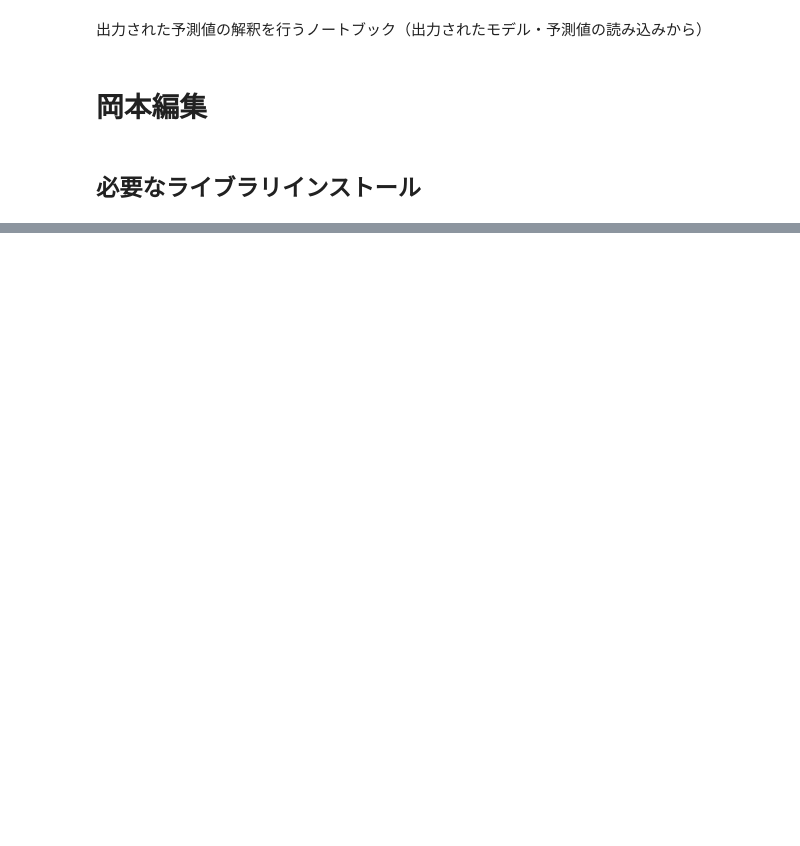
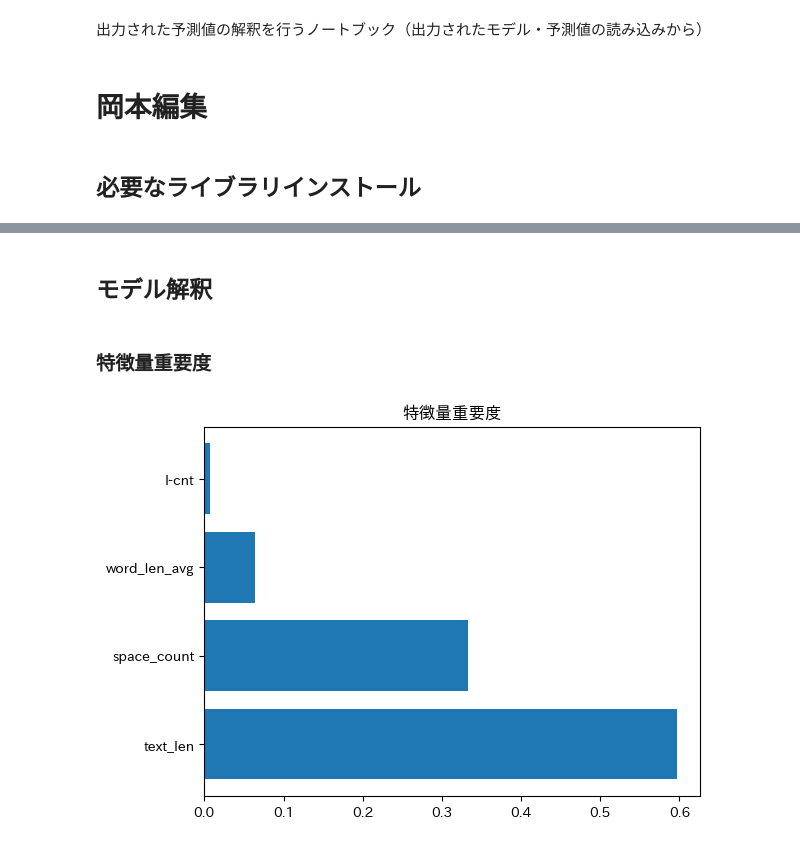
Before and after one commit to okmttkm/datascience_training, a Jupyter notebook: inference.ipynb, the cells around one changed output, grey strips where cells are left out. Cells and saved outputs as stored; diff of their text form; code cells hidden in the pictures; blank space fills up the shorter version.

```diff
--- a/inference.ipynb
+++ b/inference.ipynb
@@ -10,2 +16,3 @@ import pickle
 # %%
-model = pickle.load(open('./model/RandomForestClassifier_1.pkl','rb'))
+model = pickle.load(open('./model/RandomForestClassifier_2.pkl', 'rb'))
+model
@@ -19,0 +33,11 @@ GridSearchCV(cv=5, estimator=RandomForestClassifier(),
+# %% [markdown]
+## モデル解釈
+# %% [markdown]
+### 特徴量重要度
+# %%
+fit, ax = plt.subplots()
+ax.barh(model.feature_names_in_, model.feature_importances_)
+ax.set_title('特徴量重要度')
+plt.show()
+# %% [output]
+[figure, added]
```
Also changed, not shown: parts of 13 cells of this notebook, 3 other files.
